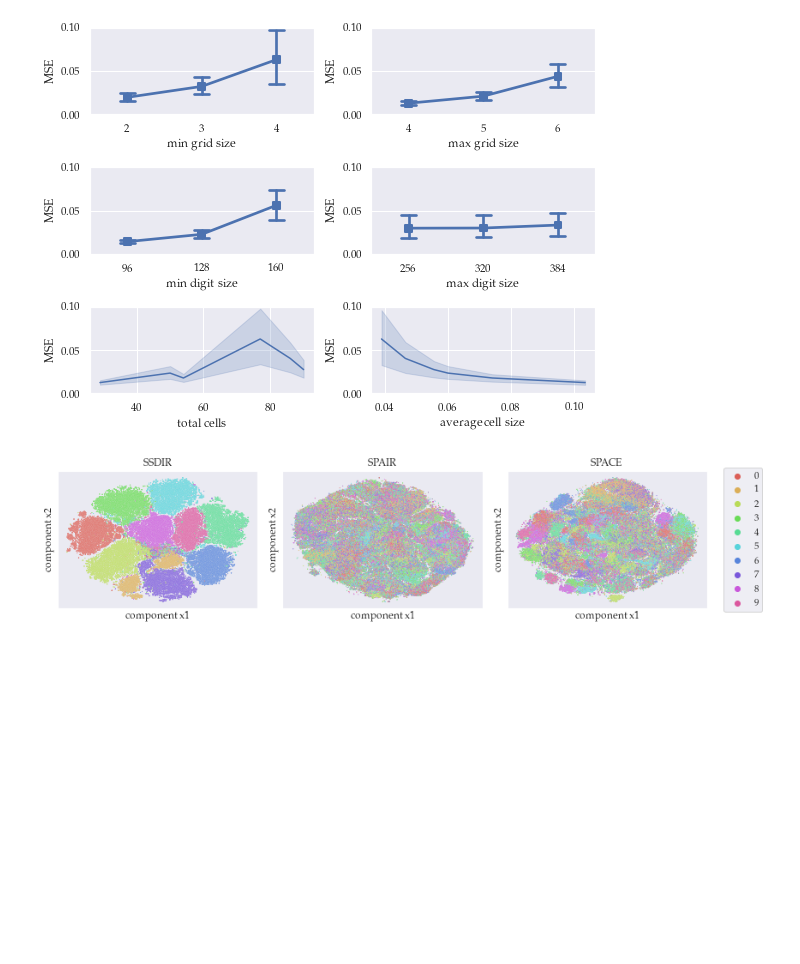
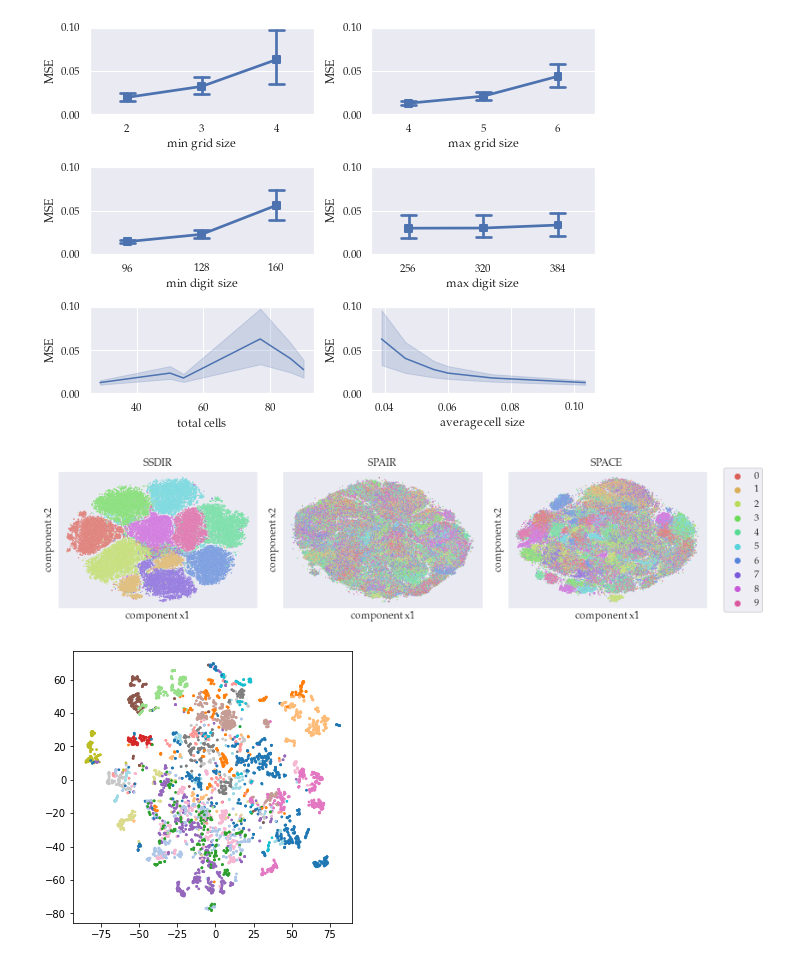
Before and after one commit to piotlinski/pytorch-ssdir, a Jupyter notebook: experiments/Untitled.ipynb, the cells around one changed output. Saved outputs shown, nothing was run; the diff lists cells and outputs as text; code cells hidden in the pictures; blank space fills up the shorter version.

```diff
--- a/experiments/Untitled.ipynb
+++ b/experiments/Untitled.ipynb
@@ -521,3 +520,12 @@ ax[2].legend(loc='center right', bbox_to_anchor=(1.3, 0.5), ncol=1)
 plt.savefig("tsne_hor.png")
 # %% [output]
 [figure]
+# %%
+import sys
+sys.path.append("..")
+from pytorch_ssdir.modeling import SSDIR
+
+
+ssdir = SSDIR.load_from_checkpoint(
+    "../runs/ssdir/2aql0xlj/checkpoints/ckpt-epoch=77-val_loss=1.12.ckpt", normalize_z_present=False
+)
@@ -523,0 +651,22 @@ plt.savefig("tsne_hor.png")
+# %%
+from sklearn.manifold import TSNE
+import pickle
+
+# with open("representations.pickle", "rb") as fp:
+#     all_latents, all_ids = pickle.load(fp)
+
+tsned_latents = TSNE().fit_transform(all_latents)
+# %%
+import matplotlib.pyplot as plt
+import numpy as np
+
+
+fig, ax = plt.subplots(figsize=(5, 5))
+ax.scatter(tsned_latents[:, 0], tsned_latents[:, 1], label=all_ids, c=all_ids, s=3, cmap="tab20")
+
+# ax.set_title("t-SNE analysis")
+
+# ax.legend(loc="center left", bbox_to_anchor=(1, 0.5), scatterpoints=10)
+plt.show()
+# %% [output]
+[figure, added]
```
Also changed, not shown: parts of 10 cells of this notebook, 4 other files.
